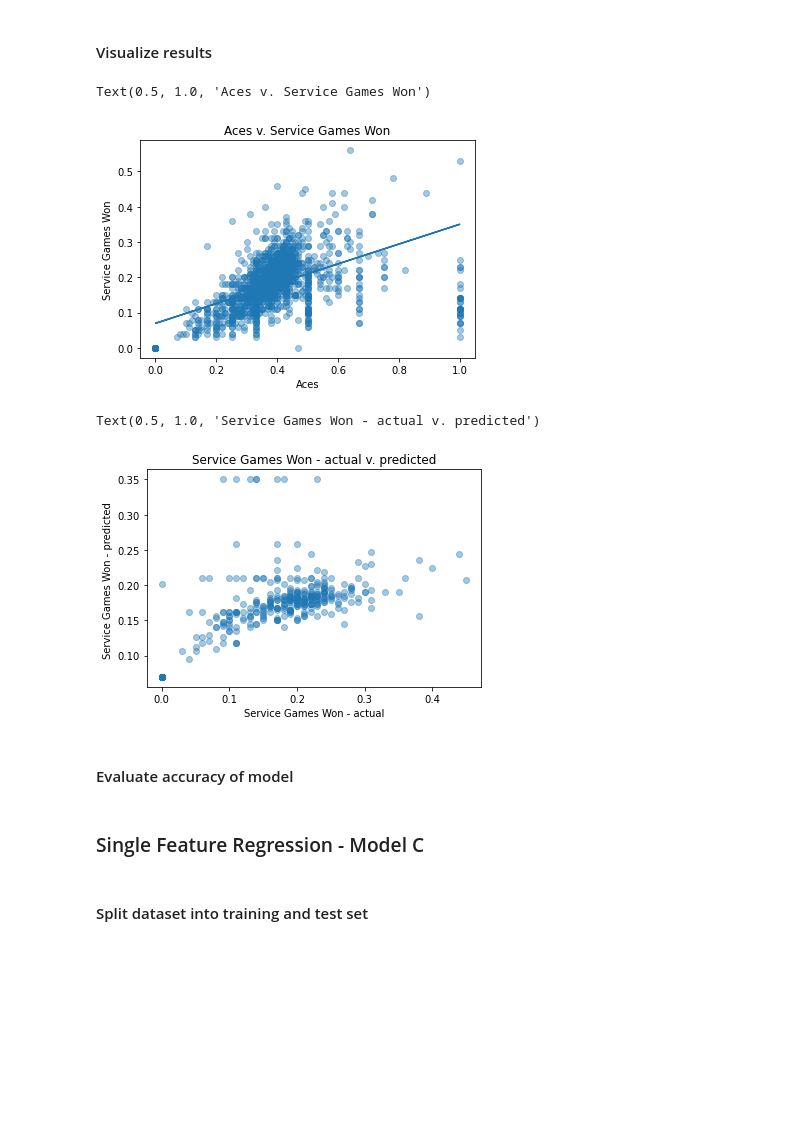
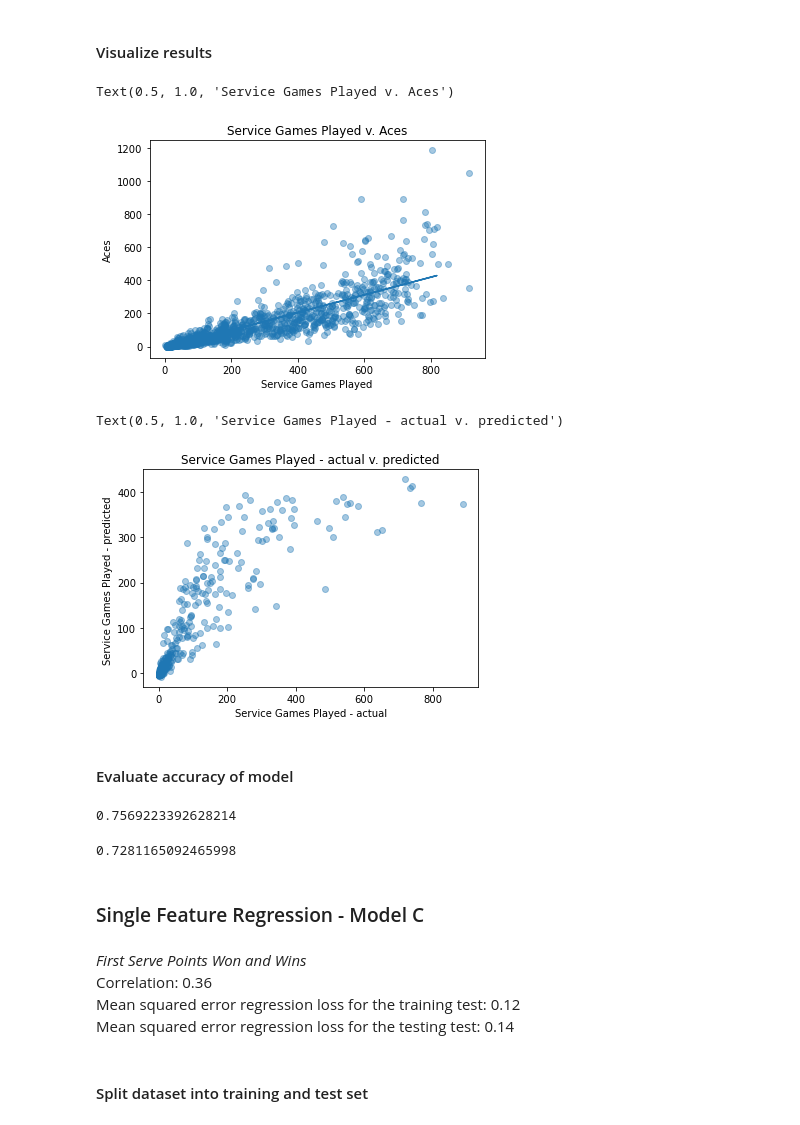
Before and after one commit to kristinkspanos/linear_regression_tennis, a Jupyter notebook: linear_regression_ATP.ipynb, the cells around one changed output. Cells and saved outputs as stored; diff of their text form; code cells hidden in the pictures; blank space fills up the shorter version.

```diff
--- a/linear_regression_ATP.ipynb
+++ b/linear_regression_ATP.ipynb
@@ -218,10 +277,10 @@ regr.score(x_test, y_test)
 #### Split dataset into training and test set
 # %%
 # independent variable
-x = tennis[['Aces']]
+x = tennis[['ServiceGamesPlayed']]
 
 # depedent variable
-y = tennis[['ServiceGamesWon']]
+y = tennis[['Aces']]
 # %%
 # split data into 80% training set and 20% testing set
 x_train, x_test, y_train, y_test = train_test_split(x, y, train_size = 0.8, test_size = 0.2, random_state=6)
@@ -249,32 +313,41 @@ y_predict = regr.predict(x_test)
 # %%
 plt.clf()
 plt.scatter(x,y,alpha=0.4)
 plt.plot(x_test, y_predict)
-plt.xlabel("Aces")
-plt.ylabel("Service Games Won")
-plt.title("Aces v. Service Games Won")
+plt.xlabel("Service Games Played")
+plt.ylabel("Aces")
+plt.title("Service Games Played v. Aces")
 # %% [output]
-Text(0.5, 1.0, 'Aces v. Service Games Won')
+Text(0.5, 1.0, 'Service Games Played v. Aces')
-[figure, old version]
+[figure, new version]
 # %%
 plt.clf()
 plt.scatter(y_test,y_predict,alpha=0.4)
-plt.xlabel("Service Games Won - actual")
-plt.ylabel("Service Games Won - predicted ")
-plt.title("Service Games Won - actual v. predicted")
+plt.xlabel("Service Games Played - actual")
+plt.ylabel("Service Games Played - predicted ")
+plt.title("Service Games Played - actual v. predicted")
 # %% [output]
-Text(0.5, 1.0, 'Service Games Won - actual v. predicted')
+Text(0.5, 1.0, 'Service Games Played - actual v. predicted')
-[figure, old version]
+[figure, new version]
 # %% [markdown]
 #### Evaluate accuracy of model
 # %%
 # find the mean squared error regression loss for the training test
 regr.score(x_train, y_train)
+# %% [output]
+0.7569223392628214
 # %%
 # find the mean squared error regression loss for the testing test
 regr.score(x_test, y_test)
+# %% [output]
+0.7281165092465998
 # %% [markdown]
 ### Single Feature Regression - Model C
+# %% [markdown]
+*First Serve Points Won and Wins*<br>
+Correlation: 0.36<br>
+Mean squared error regression loss for the training test: 0.12<br>
+Mean squared error regression loss for the testing test: 0.14
 # %% [markdown]
 #### Split dataset into training and test set
 # %%
```
Also changed, not shown: parts of 62 cells of this notebook.
